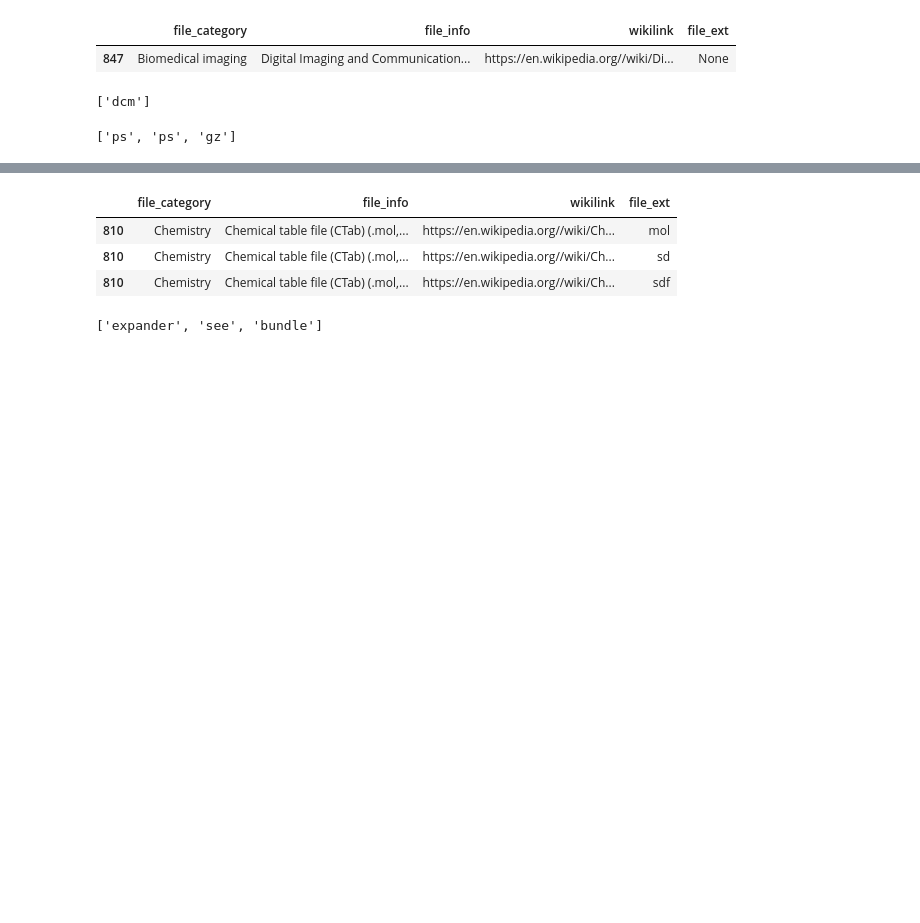
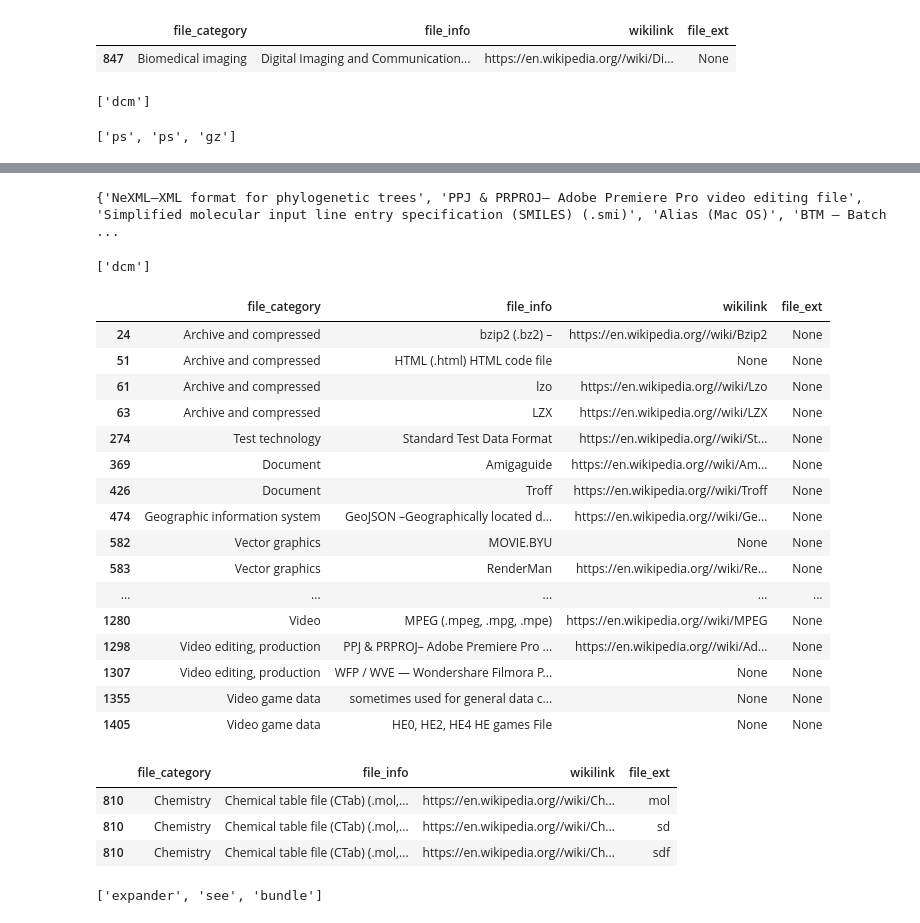
Before and after one commit to HG13BB/wikipedia_scraper, a Jupyter notebook: notebooks/wiki_scraper.ipynb, the cells around one changed output, grey strips where cells are left out. Cells and saved outputs as stored; diff of their text form; code cells hidden in the pictures; blank space fills up the shorter version.

```diff
--- a/notebooks/wiki_scraper.ipynb
+++ b/notebooks/wiki_scraper.ipynb
@@ -242,3 +248,31 @@ df_ft_rm_nonnulls
+# %%
+print(set(test.file_info))
+# %% [output]
+{'NeXML–XML format for phylogenetic trees', 'PPJ & PRPROJ– Adobe Premiere Pro video editing file', 'Simplified molecular input line entry specification (SMILES) (.smi)', 'Alias (Mac OS)', 'BTM — Batch ...
+# %%
+print(list(test[test.file_info == 'Digital Imaging and Communications in Medicine (DICOM) (.dcm)'].file_ext))
+# %% [output]
+['dcm']
+# %%
+df_ft_rm_nulls
+# %% [output]
+|  | file_category | file_info | wikilink | file_ext |
+| 24 | Archive and compressed | bzip2 (.bz2) – | https://en.wikipedia.org//wiki/Bzip2 | None |
+| 51 | Archive and compressed | HTML (.html) HTML code file | None | None |
+| 61 | Archive and compressed | lzo | https://en.wikipedia.org//wiki/Lzo | None |
+| 63 | Archive and compressed | LZX | https://en.wikipedia.org//wiki/LZX | None |
+| 274 | Test technology | Standard Test Data Format | https://en.wikipedia.org//wiki/St... | None |
+| 369 | Document | Amigaguide | https://en.wikipedia.org//wiki/Am... | None |
+| 426 | Document | Troff | https://en.wikipedia.org//wiki/Troff | None |
+| 474 | Geographic information system | GeoJSON –Geographically located d... | https://en.wikipedia.org//wiki/Ge... | None |
+| 582 | Vector graphics | MOVIE.BYU | None | None |
+| 583 | Vector graphics | RenderMan | https://en.wikipedia.org//wiki/Re... | None |
+| ... | ... | ... | ... | ... |
+| 1280 | Video | MPEG (.mpeg, .mpg, .mpe) | https://en.wikipedia.org//wiki/MPEG | None |
+| 1298 | Video editing, production | PPJ & PRPROJ– Adobe Premiere Pro ... | https://en.wikipedia.org//wiki/Ad... | None |
+| 1307 | Video editing, production | WFP / WVE — Wondershare Filmora P... | None | None |
+| 1355 | Video game data | sometimes used for general data c... | None | None |
+| 1405 | Video game data | HE0, HE2, HE4 HE games File | None | None |
 # %%
 apply_re_ft(cft)
 # %% [output]
```
Also changed, not shown: parts of 6 cells of this notebook.
